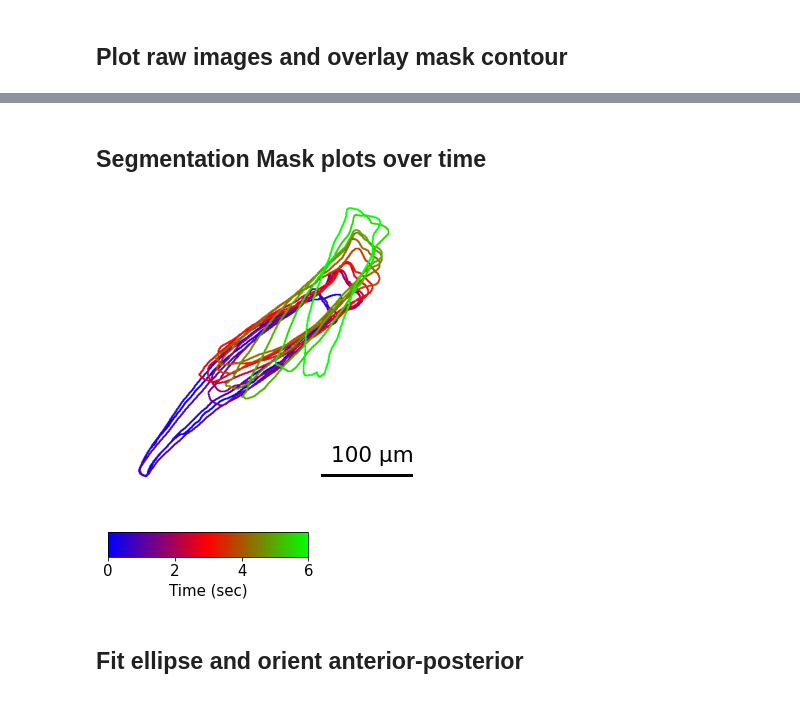
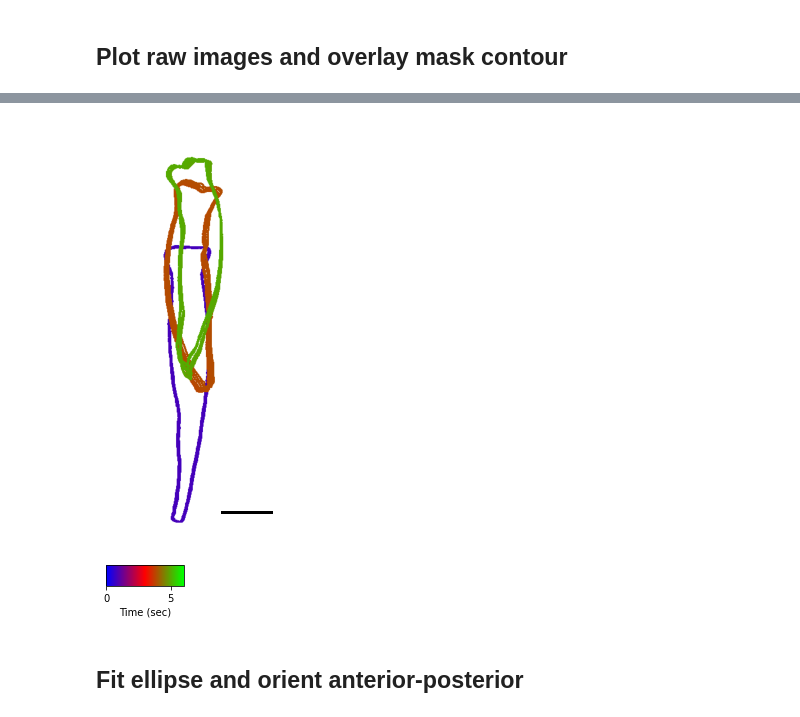
Before and after one commit to mikehemberger/rotifer-locomotion, a Jupyter notebook: seg-mask-analysis-swimming.ipynb, the cells around one changed output, grey strips where cells are left out. Saved outputs shown, nothing was run; the diff lists cells and outputs as text; code cells hidden in the pictures.

```diff
--- a/seg-mask-analysis-swimming.ipynb
+++ b/seg-mask-analysis-swimming.ipynb
@@ -5,15 +5,21 @@ from PIL import Image
 import numpy as np
 #import matplotlib as mpl
 import cv2  # conda install -c conda-forge opencv
-from moviepy.editor import VideoFileClip
+#from moviepy.editor import VideoFileClip
 
+#%matplotlib notebook
 import matplotlib.pyplot as plt
+#%matplotlib notebook
+
 plt.rcParams["figure.figsize"] = (10, 6)
 plt.rcParams['axes.grid'] = False
 #plt.style.use('dark_background')
 plt.rcParams["axes.spines.top"] = False
 plt.rcParams["axes.spines.right"] = False
 plt.rcParams["font.size"] = 15
+#!pip install ipympl
+plt.rcParams["savefig.bbox"] = "tight"
+plt.rcParams['figure.facecolor'] = 'white'
 # %% [markdown]
 # Analysis
 # %%
@@ -26,10 +32,11 @@ vid_filename = vid_filename.split(".")[0]
 vid_filepath = f"{vid_path}{vid_filename}{vid_extension}"
 seg_mask_path = f"./data/results/{vid_filename}_masks"  # inching w/o substrate, then sample then take-off, 315 frames
 
-vid_clip = VideoFileClip(vid_filepath)
-fps = int(vid_clip.fps)  # get from file original, not segmented
-resolution = vid_clip.size
-vid_clip.close()
-
+video = cv2.VideoCapture(vid_filepath)
+fps = int(video.get(cv2.CAP_PROP_FPS))
+width = int(video.get(cv2.CAP_PROP_FRAME_WIDTH))
+height = int(video.get(cv2.CAP_PROP_FRAME_HEIGHT))
+resolution = (height,width)#duration = frame_count / fps
+video.release()
 print(fps, resolution)
 # %% [output]
@@ -219,48 +198,53 @@ if SAVE_FIGURES: plt.savefig(f"{save_figure_path}-Individual-frames-highlighted_
-# %% [markdown]
-## Segmentation Mask plots over time
 # %%
 SAVE_FIGURES = False # Scale bar > can be moved somewhere else or config for defaults
 
-scalebar_posxy = [400, 200]  # automate or set axis tight and then have a 0-100 scale with corresponding ticks
-cxlim = [0, 600]
-cylim = [150, 700]
+# Frame selection
+selected_frames1 = np.arange(50, 57, 1)
+selected_frames2 = np.arange(260, 265+2, 1)
+selected_frames3 = np.arange(335, 340+2, 1)
+selected_frames = np.concatenate((selected_frames1, selected_frames2, selected_frames3))
+#print(df.loc[selected_frames, "time"])
+scalebar_posxy = [550, 1000]
+cxlim = [350, 650]
+cylim = [350, 1040]
+
+desired_scale_width = 50  # in mu
+scaled_width = desired_scale_width / (pixel_per_real_width)
 
 # Prep subsampled data
 sub_maskpaths = df["mask_fpath"].tolist()[::every_nth_frame]
-#sub_imgpaths = df["img_fpath"].tolist()[::every_nth_frame]
-sub_contours = contour_list[::every_nth_frame]
-
-# Background white
 first_frame = cv2.imread(sub_maskpaths[0])
 background = np.ones_like(first_frame) * 255
 
-# Get subsampled contours
-for nth, cnt in enumerate(sub_contours):
-    ccolors = sub_colors[nth]
+# Draw selected contours
+for sframe in selected_frames:
+    ccolors = colors[sframe]
     ccolors = [ccolors[0] * 255, ccolors[1] * 255, ccolors[2] * 255]
-    cv2.drawContours(background, [cnt], 0, (ccolors[0], ccolors[1], ccolors[2]), 2)
+    cv2.drawContours(background, [rot_contours[sframe]], 0, (ccolors[0], ccolors[1], ccolors[2]), 2)
 
-# Figure - Draw contours
-plt.figure(figsize=(5,5), layout="constrained")
+# Figure
+plt.figure(figsize=(5,6), layout="constrained")
 plt.imshow(background)
+plt.ylim([ylow, yhigh]); plt.xlim([xlow, xhigh])
 plt.xlim(cxlim); plt.ylim(cylim);
+plt.gca().invert_yaxis()
 plt.axis("off")
 
 # Scalebar
 plt.plot([scalebar_posxy[0], scalebar_posxy[0] + scaled_width], [scalebar_posxy[-1], scalebar_posxy[-1]], "-k", lw=3)
-plt.text(scalebar_posxy[0] + (scaled_width/10), scalebar_posxy[-1] + 25, f"{desired_scale_width} µm", size="x-large")
+#plt.text(scalebar_posxy[0] + (scaled_width/10), scalebar_posxy[-1] - 15, f"{desired_scale_width} µm", size="x-large")
 plt.tight_layout() # can also set limits in next cell or give back the ax handle?!
 
-if SAVE_FIGURES: plt.savefig(f"{save_figure_path}-fps_{fps}-subsampled_{every_nth_frame}.jpg", dpi=300)
+if SAVE_FIGURES: plt.savefig(f"{save_figure_path}-fps_{fps}-subsampled_selected-frames.jpg", dpi=300)
 # %% [output]
-[figure, old version]
+[figure, new version]
 # %%
 import matplotlib as mpl
-fig = plt.figure(figsize=(3, 1), layout='constrained')
+fig = plt.figure(figsize=(1.2, .8), layout='constrained')
 fig.colorbar(mpl.cm.ScalarMappable(norm=mpl.colors.Normalize(vmin=0, vmax=int(df["time"].max())), cmap=mpl.cm.brg),
              cax=fig.gca(), orientation='horizontal', label='Time (sec)')
 if SAVE_FIGURES: fig.savefig(f"{save_figure_path}-colorbar.jpg", dpi=300)
 # %% [output]
-[figure, old version]
+[figure, new version]
 # %% [markdown]
 ## Fit ellipse and orient anterior-posterior
```
Also changed, not shown: parts of 25 cells of this notebook, 51 other files.
